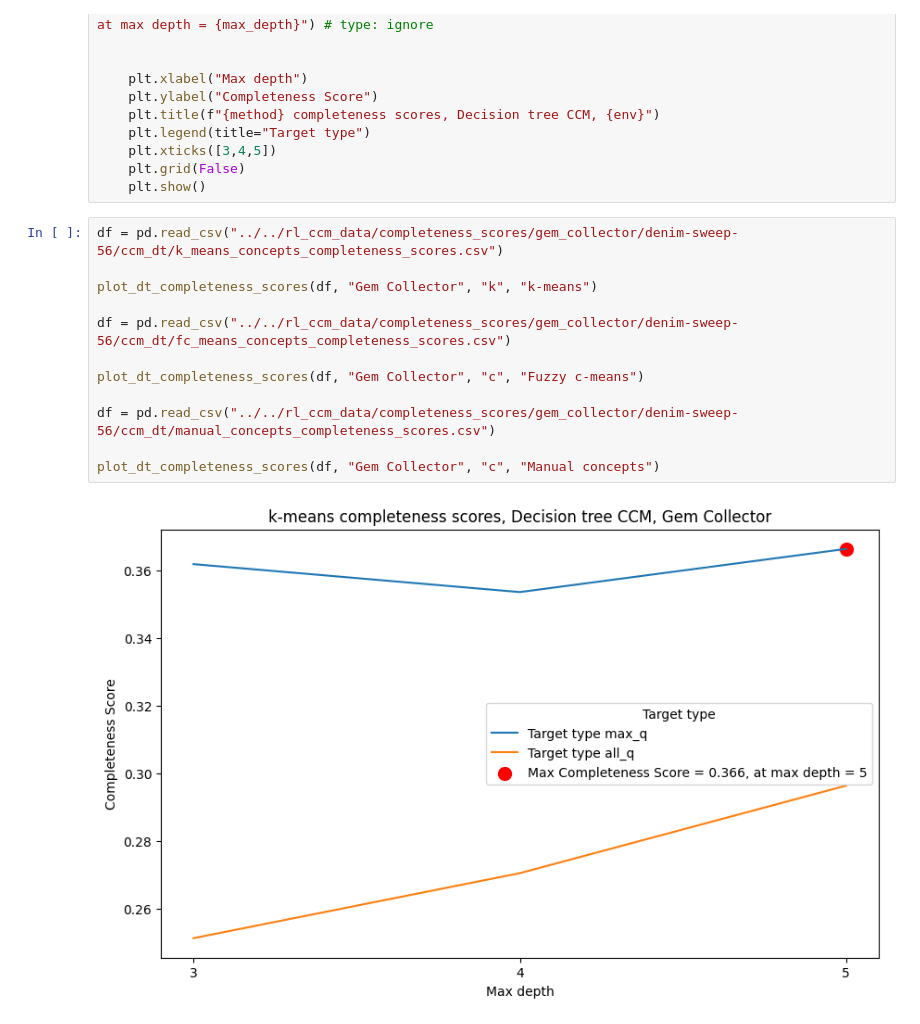
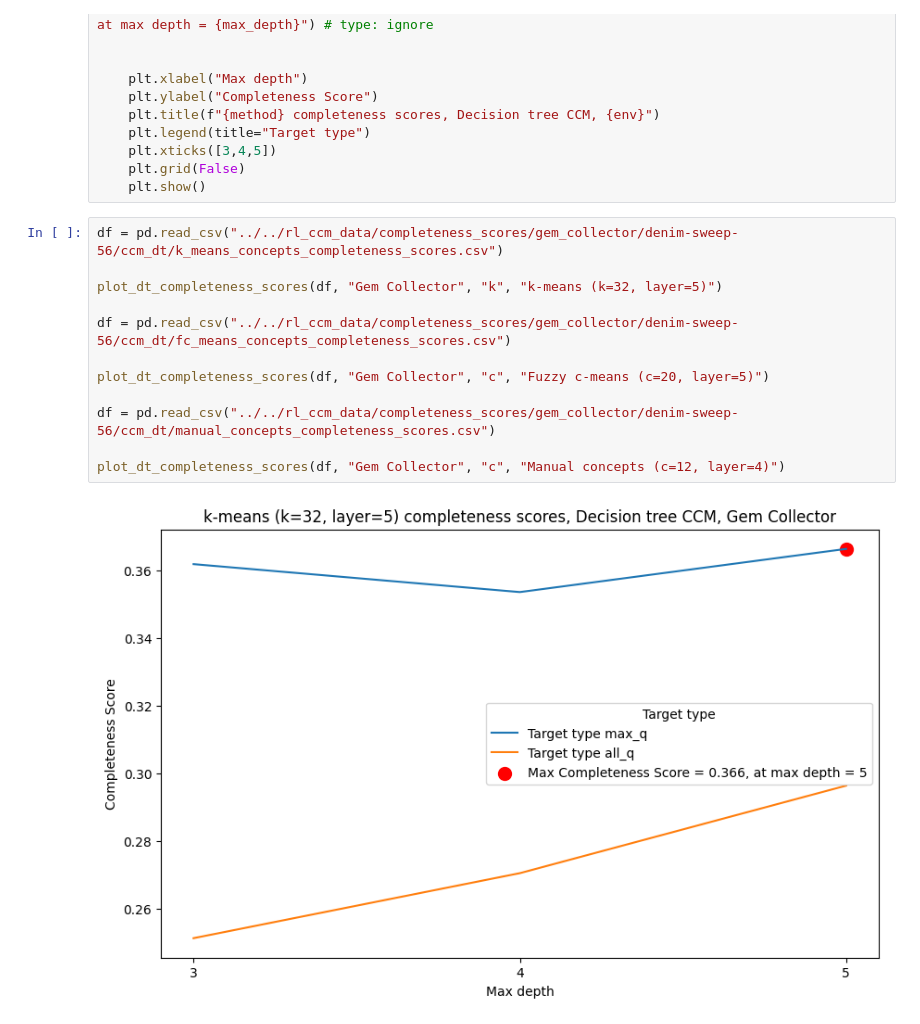
Before and after one commit to javanster/MSc-XAI-RL, a Jupyter notebook: experiments/ace_experiments/concept_completness_evaluation.ipynb, the cells around one changed output. Drawn from its saved outputs; the diff is of its cells as text.

```diff
--- a/experiments/ace_experiments/concept_completness_evaluation.ipynb
+++ b/experiments/ace_experiments/concept_completness_evaluation.ipynb
@@ -140,14 +140,14 @@ def plot_dt_completeness_scores(df, env, c_or_k: str, method: str):
 # %%
 df = pd.read_csv("../../rl_ccm_data/completeness_scores/gem_collector/denim-sweep-56/ccm_dt/k_means_concepts_completeness_scores.csv")
 
-plot_dt_completeness_scores(df, "Gem Collector", "k", "k-means")
+plot_dt_completeness_scores(df, "Gem Collector", "k", "k-means (k=32, layer=5)")
 
 df = pd.read_csv("../../rl_ccm_data/completeness_scores/gem_collector/denim-sweep-56/ccm_dt/fc_means_concepts_completeness_scores.csv")
 
-plot_dt_completeness_scores(df, "Gem Collector", "c", "Fuzzy c-means")
+plot_dt_completeness_scores(df, "Gem Collector", "c", "Fuzzy c-means (c=20, layer=5)")
 
 df = pd.read_csv("../../rl_ccm_data/completeness_scores/gem_collector/denim-sweep-56/ccm_dt/manual_concepts_completeness_scores.csv")
 
-plot_dt_completeness_scores(df, "Gem Collector", "c", "Manual concepts")
+plot_dt_completeness_scores(df, "Gem Collector", "c", "Manual concepts (c=12, layer=4)")
 # %% [output]
-[figure, old version]
+[figure, new version]
```
Also changed, not shown: parts of 3 cells of this notebook.
